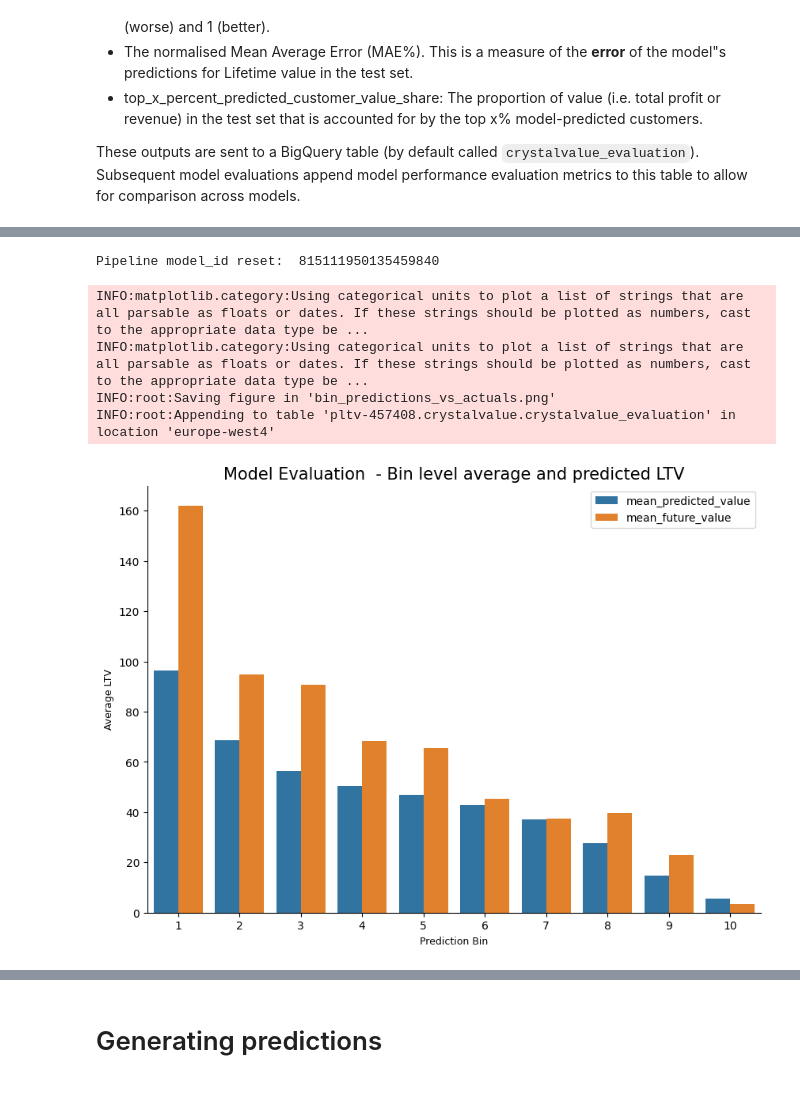
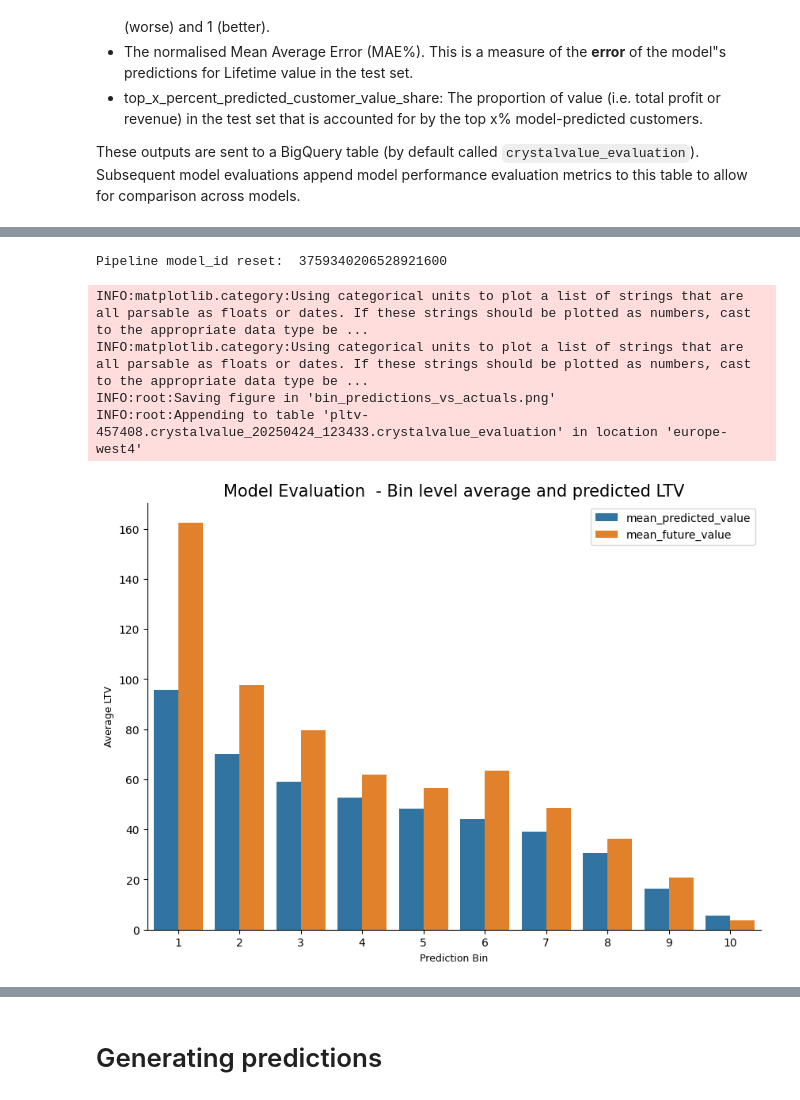
Before and after one commit to PeDiot/crystalvalue, a Jupyter notebook: notebook.ipynb, the cells around one changed output, grey strips where cells are left out. Cells and saved outputs as stored; diff of their text form; code cells hidden in the pictures.

```diff
--- a/notebook.ipynb
+++ b/notebook.ipynb
@@ -47,7 +50,7 @@ GCP_TABLE_ID = "data"
 # we ignore days_to_next_order because it is calculated by crystalvalue
 
 LOOKBACK_DAYS = 0
-LOOKAHEAD_DAYS = 365
+LOOKAHEAD_DAYS = 90
 
 CUSTOMER_ID_COLUMN = "customer_id"
 DATE_COLUMN = "order_date"
@@ -394,0 +384,15 @@ MODEL_ID = "815111950135459840"
+# %%
+model_id = "3759340206528921600"
+gcp_dataset_id = "crystalvalue_20250424_123433"
+ignore_columns = [
+    "order_number",
+    "days_to_next_order",
+    "shipping_address_dept",
+    "shipping_address_zip"
+]
+# %%
+pipeline = crystalvalue.CrystalValue(
+    dataset_id=gcp_dataset_id,
+    ignore_columns=ignore_columns,
+    **CRYSTALVALUE_KWARGS
+)
@@ -395,12 +410,12 @@ MODEL_ID = "815111950135459840"
 # %%
-metrics = pipeline.evaluate_model(model_id=MODEL_ID);
+metrics = pipeline.evaluate_model(model_id);
 # %% [output]
-Pipeline model_id reset:  815111950135459840
+Pipeline model_id reset:  3759340206528921600
 INFO:matplotlib.category:Using categorical units to plot a list of strings that are all parsable as floats or dates. If these strings should be plotted as numbers, cast to the appropriate data type be ...
 INFO:matplotlib.category:Using categorical units to plot a list of strings that are all parsable as floats or dates. If these strings should be plotted as numbers, cast to the appropriate data type be ...
 INFO:root:Saving figure in 'bin_predictions_vs_actuals.png'
-INFO:root:Appending to table 'pltv-457408.crystalvalue.crystalvalue_evaluation' in location 'europe-west4'
+INFO:root:Appending to table 'pltv-457408.crystalvalue_20250424_123433.crystalvalue_evaluation' in location 'europe-west4'
-[figure, old version]
+[figure, new version]
 # %%
 metrics
 # %% [output]
```
Also changed, not shown: parts of 14 cells of this notebook.
